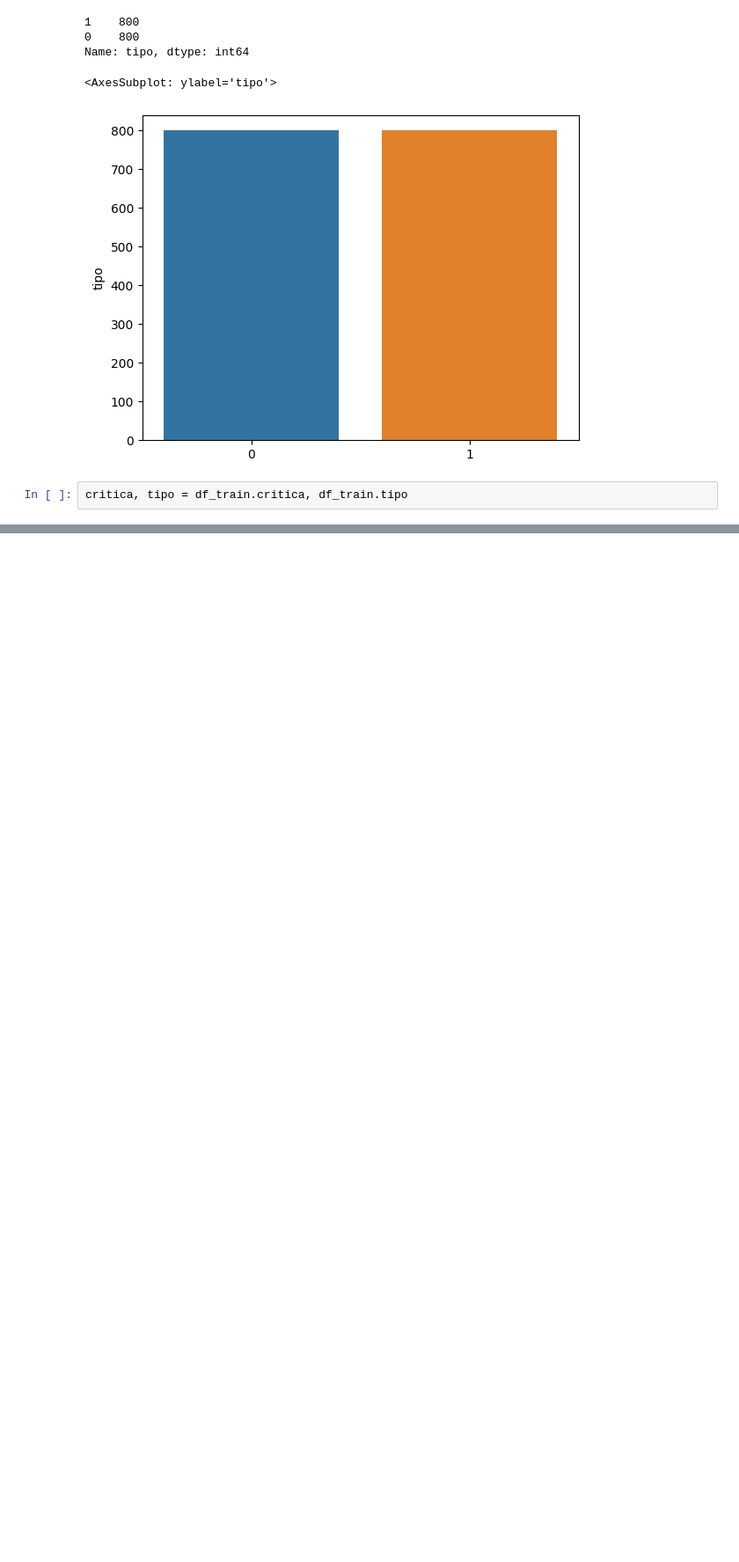
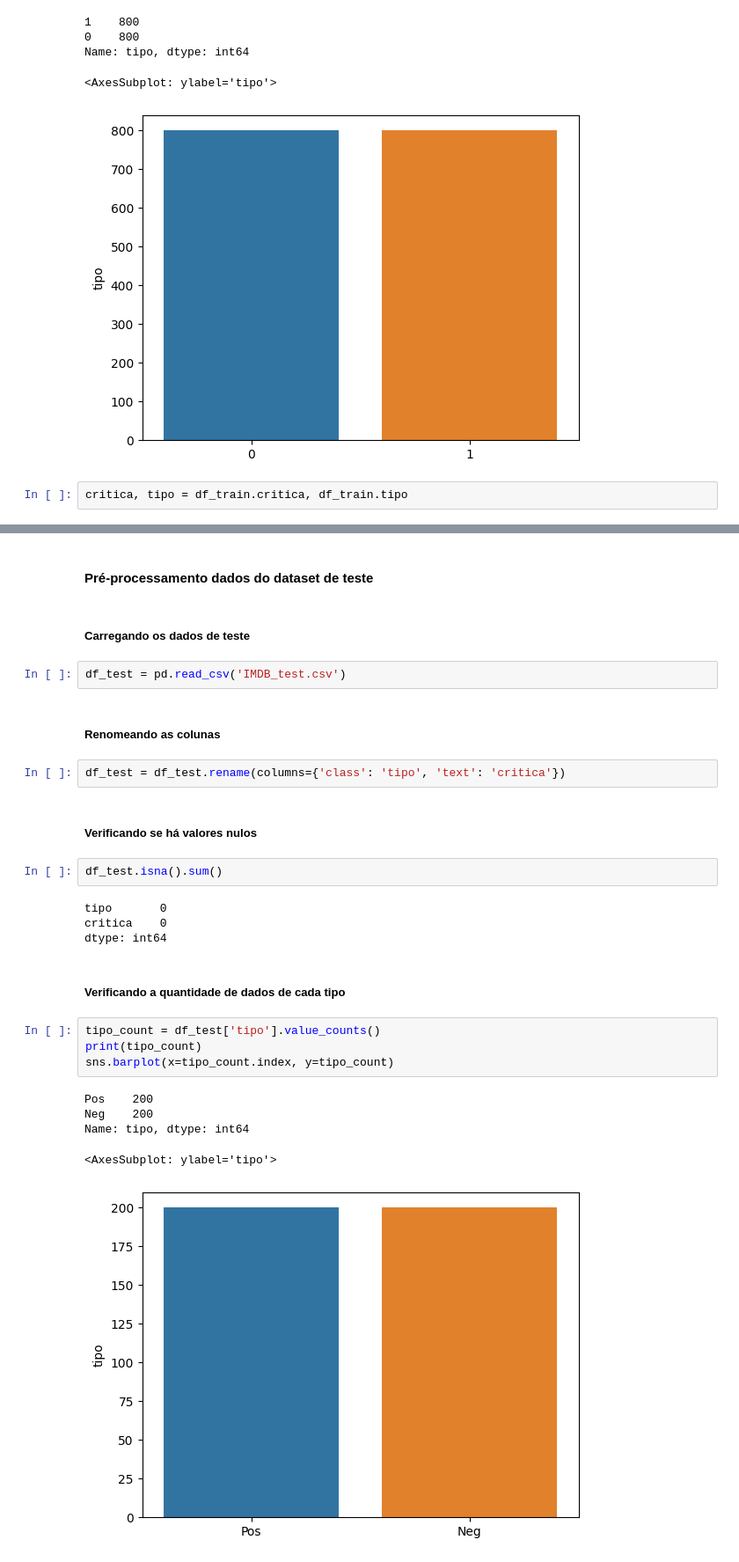
Before and after one commit to FabiadS/Trabalho-Topicos, a Jupyter notebook: trabalho.ipynb, the cells around one changed output, grey strips where cells are left out. Shown at 88% size. Saved outputs shown, nothing was run; the diff lists cells and outputs as text; blank space fills up the shorter version.

Commit message:
pré-processamento final

```diff
--- a/trabalho.ipynb
+++ b/trabalho.ipynb
@@ -161,0 +169,30 @@ AttributeError: 'NoneType' object has no attribute 'split'
+# %% [markdown]
+#### Pré-processamento dados do dataset de teste
+# %% [markdown]
+##### Carregando os dados de teste
+# %%
+df_test = pd.read_csv('IMDB_test.csv')
+# %% [markdown]
+##### Renomeando as colunas
+# %%
+df_test = df_test.rename(columns={'class': 'tipo', 'text': 'critica'})
+# %% [markdown]
+##### Verificando se há valores nulos
+# %%
+df_test.isna().sum()
+# %% [output]
+tipo       0
+critica    0
+dtype: int64
+# %% [markdown]
+##### Verificando a quantidade de dados de cada tipo
+# %%
+tipo_count = df_test['tipo'].value_counts()
+print(tipo_count)
+sns.barplot(x=tipo_count.index, y=tipo_count)
+# %% [output]
+Pos    200
+Neg    200
+Name: tipo, dtype: int64
+<AxesSubplot: ylabel='tipo'>
+[figure, added]
```
Also changed, not shown: parts of 13 cells of this notebook.
